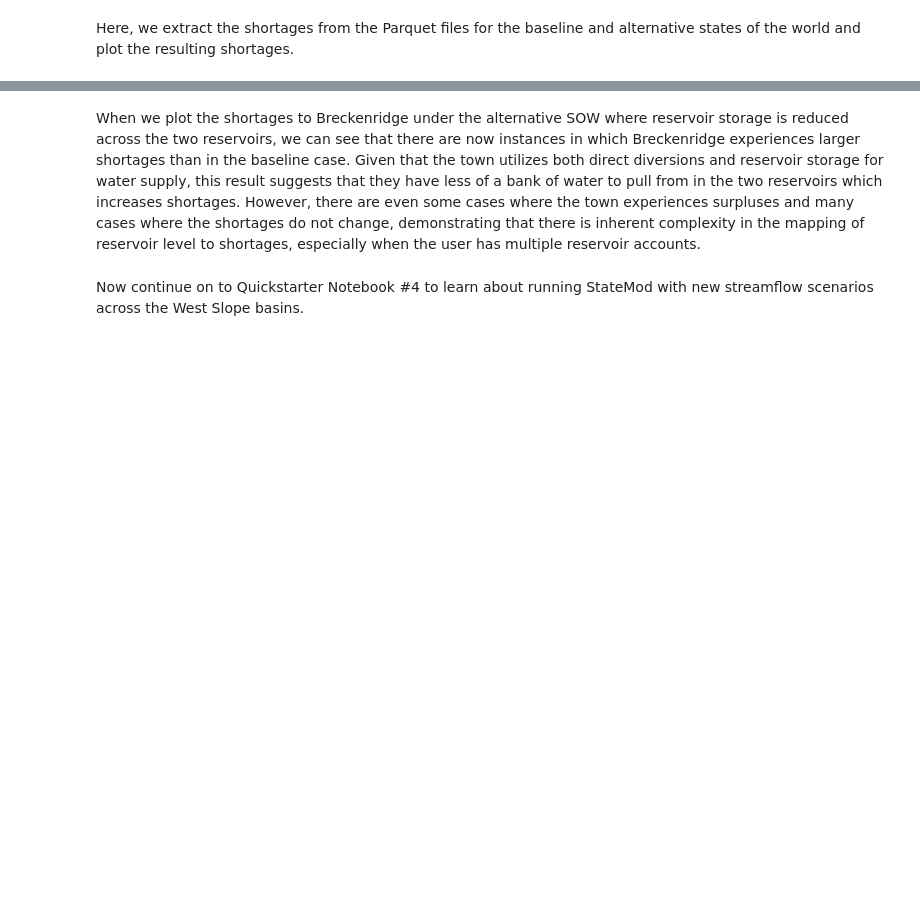
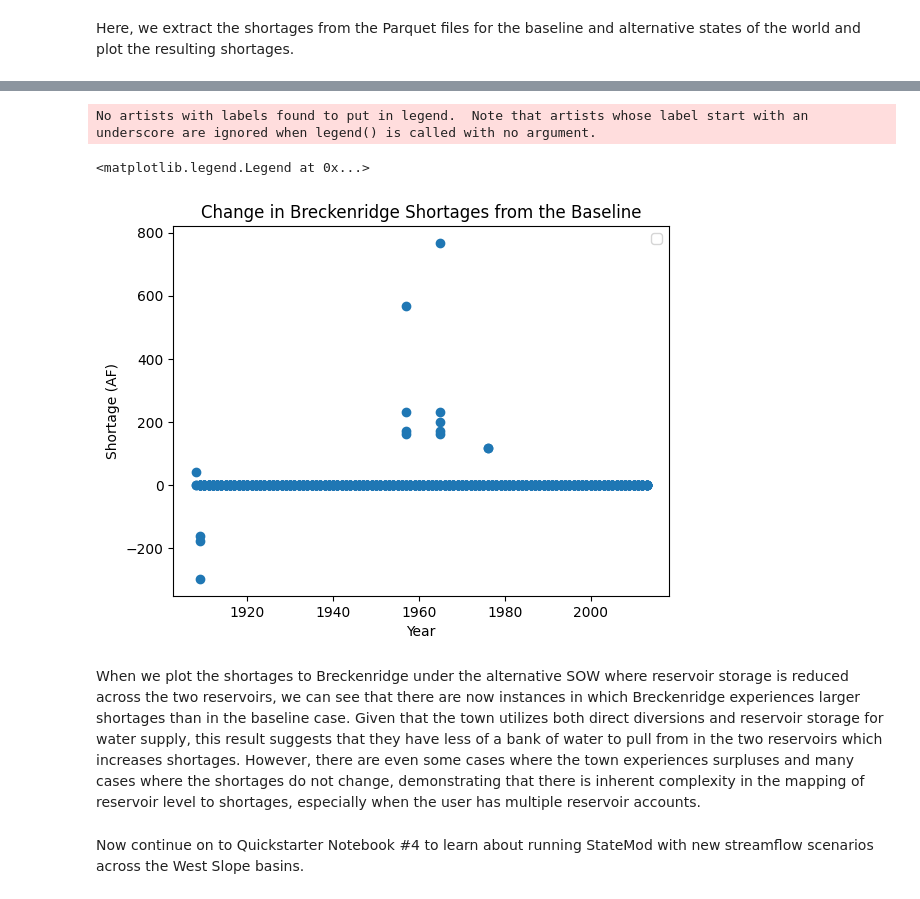
Before and after one commit to IMMM-SFA/statemodify, a Jupyter notebook: notebooks/N3_Reservoir_File_Modification.ipynb, the cells around one changed output, grey strips where cells are left out. Cells and saved outputs as stored; diff of their text form; code cells hidden in the pictures; blank space fills up the shorter version.

```diff
--- a/notebooks/N3_Reservoir_File_Modification.ipynb
+++ b/notebooks/N3_Reservoir_File_Modification.ipynb
@@ -216,30 +294,25 @@ Here, we extract the shortages from the Parquet files for the baseline and alter
 # %%
-baseline = pd.read_parquet(
-    data_dir + "/" + "historic_shortages/cm2015B.parquet", engine="pyarrow"
-)
-SOW_1 = pd.read_parquet(
-    parquet_dir_res + "/scenario/S0_1/cm2015B_S0_1.parquet", engine="pyarrow"
-)
+baseline=pd.read_parquet(data_dir+'/'+'historic_shortages/cm2015B.parquet',engine='pyarrow')
+SOW_1=pd.read_parquet(parquet_dir_res+'/scenario/S0_1/cm2015B_S0_1.parquet',engine='pyarrow')
 
-# Subtract shortages with respect to the baseline
-subset_df = pd.concat(
-    [baseline["year"], baseline["shortage_total"], SOW_1["shortage_total"]], axis=1
-)
-subset_df = subset_df.set_axis(["Year", "Baseline", "SOW_1"], axis=1)
-subset_df["Baseline"] = subset_df["Baseline"].astype(float)
-subset_df["SOW_1"] = subset_df["SOW_1"].astype(float)
-subset_df["Year"] = subset_df["Year"].astype(int)
-subset_df["SOW_1_diff"] = subset_df["SOW_1"] - subset_df["Baseline"]
+#Subtract shortages with respect to the baseline
+subset_df=pd.concat([baseline['year'],baseline['shortage_total'],SOW_1['shortage_total']],axis=1)
+subset_df = subset_df.set_axis(['Year', 'Baseline', 'SOW_1'], axis=1)
+subset_df['SOW_1_diff']=subset_df['SOW_1']-subset_df['Baseline']
 
-# Plot shortages
+#Plot shortages
 fig, ax = plt.subplots()
 
-ax.scatter(subset_df["Year"], subset_df["SOW_1_diff"])
+ax.scatter(subset_df['Year'], subset_df['SOW_1_diff'])
 
 plt.xlabel("Year")
 plt.ylabel("Shortage (AF)")
 plt.title("Change in Breckenridge Shortages from the Baseline")
 plt.legend()
+# %% [output]
+No artists with labels found to put in legend.  Note that artists whose label start with an underscore are ignored when legend() is called with no argument.
+<matplotlib.legend.Legend at 0x...>
+[figure, added]
 # %% [markdown]
 When we plot the shortages to Breckenridge under the alternative SOW where reservoir storage is reduced across the two reservoirs, we can see that there are now instances in which Breckenridge experiences larger shortages than in the baseline case. Given that the town utilizes both direct diversions and reservoir storage for water supply, this result suggests that they have less of a bank of water to pull from in the two reservoirs which increases shortages. However, there are even some cases where the town experiences surpluses and many cases where the shortages do not change, demonstrating that there is inherent complexity in the mapping of reservoir level to shortages, especially when the user has multiple reservoir accounts.
 # %% [markdown]
```
Also changed, not shown: parts of 10 cells of this notebook, 4 other files.
